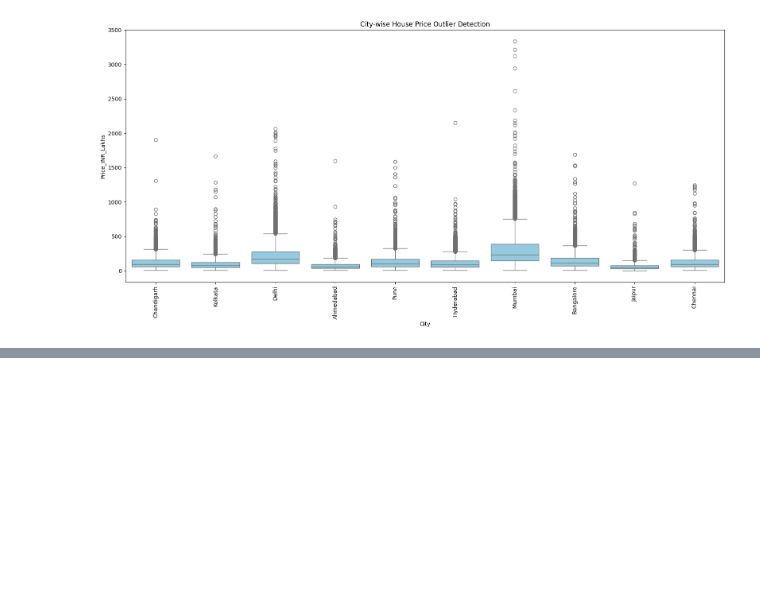
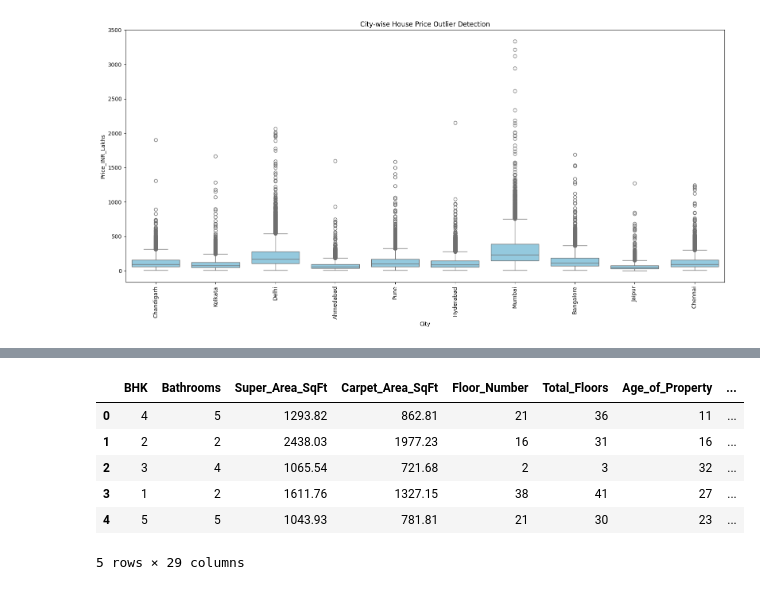
Before and after one commit to subham-oss/House-price-prediction, a Jupyter notebook: notebooks/house_price_eda.ipynb, the cells around one changed output, grey strips where cells are left out. Cells and saved outputs as stored; diff of their text form; code cells hidden in the pictures; blank space fills up the shorter version.

```diff
--- a/notebooks/house_price_eda.ipynb
+++ b/notebooks/house_price_eda.ipynb
@@ -387,0 +445,10 @@ plt.show()
+# %%
+X_train.head()
+# %% [output]
+|  | BHK | Bathrooms | Super_Area_SqFt | Carpet_Area_SqFt | Floor_Number | Total_Floors | Age_of_Property | ... |
+| 0 | 4 | 5 | 1293.82 | 862.81 | 21 | 36 | 11 | ... |
+| 1 | 2 | 2 | 2438.03 | 1977.23 | 16 | 31 | 16 | ... |
+| 2 | 3 | 4 | 1065.54 | 721.68 | 2 | 3 | 32 | ... |
+| 3 | 1 | 2 | 1611.76 | 1327.15 | 38 | 41 | 27 | ... |
+| 4 | 5 | 5 | 1043.93 | 781.81 | 21 | 30 | 23 | ... |
+5 rows × 29 columns
```
Also changed, not shown: parts of 9 cells of this notebook.
